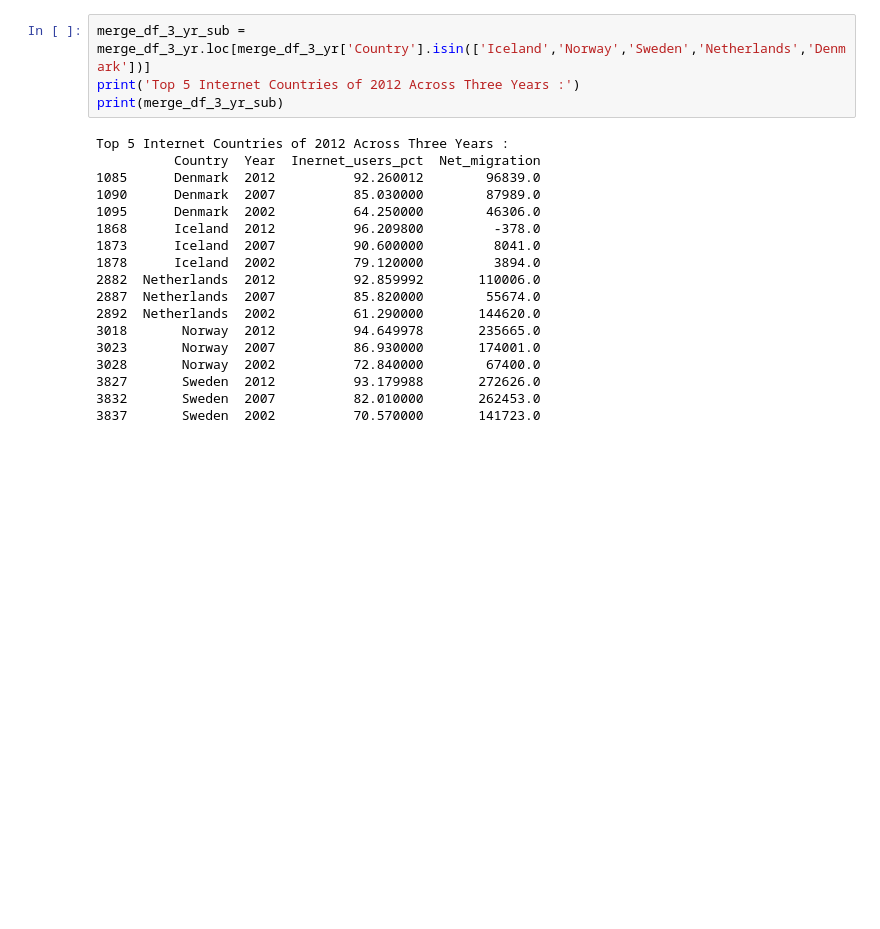
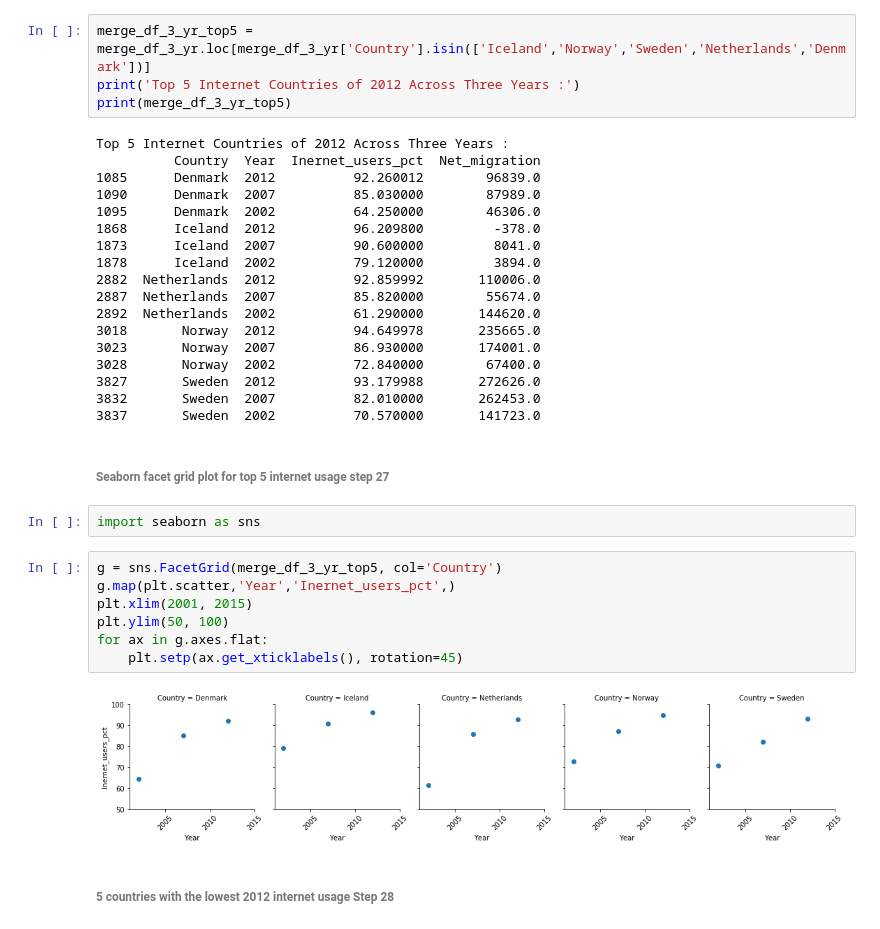
Before and after one commit to shrutijalewar/data-question-1-shrutijalewar, a Jupyter notebook: data-question-01.ipynb, the cells around one changed output. Cells and saved outputs as stored; diff of their text form; blank space fills up the shorter version.

Commit message:
completed steps thru 29

```diff
--- a/data-question-01.ipynb
+++ b/data-question-01.ipynb
@@ -317,9 +312,9 @@ Top 5 countries for Internet use :
 # %% [markdown]
 ###### Step 26 Top 5 countries for Internet use across the three years
 # %%
-merge_df_3_yr_sub = merge_df_3_yr.loc[merge_df_3_yr['Country'].isin(['Iceland','Norway','Sweden','Netherlands','Denmark'])]
+merge_df_3_yr_top5 = merge_df_3_yr.loc[merge_df_3_yr['Country'].isin(['Iceland','Norway','Sweden','Netherlands','Denmark'])]
 print('Top 5 Internet Countries of 2012 Across Three Years :')
-print(merge_df_3_yr_sub)
+print(merge_df_3_yr_top5)
 # %% [output]
 Top 5 Internet Countries of 2012 Across Three Years :
           Country  Year  Inernet_users_pct  Net_migration
@@ -338,3 +333,18 @@ Top 5 Internet Countries of 2012 Across Three Years :
 3827       Sweden  2012          93.179988       272626.0
 3832       Sweden  2007          82.010000       262453.0
 3837       Sweden  2002          70.570000       141723.0
+# %% [markdown]
+###### Seaborn facet grid plot for top 5 internet usage step 27
+# %%
+import seaborn as sns
+# %%
+g = sns.FacetGrid(merge_df_3_yr_top5, col='Country')
+g.map(plt.scatter,'Year','Inernet_users_pct',)
+plt.xlim(2001, 2015)
+plt.ylim(50, 100)
+for ax in g.axes.flat:
+    plt.setp(ax.get_xticklabels(), rotation=45)
+# %% [output]
+[figure, added]
+# %% [markdown]
+###### 5 countries with the lowest 2012 internet usage Step 28
```
Also changed, not shown: parts of 15 cells of this notebook.
